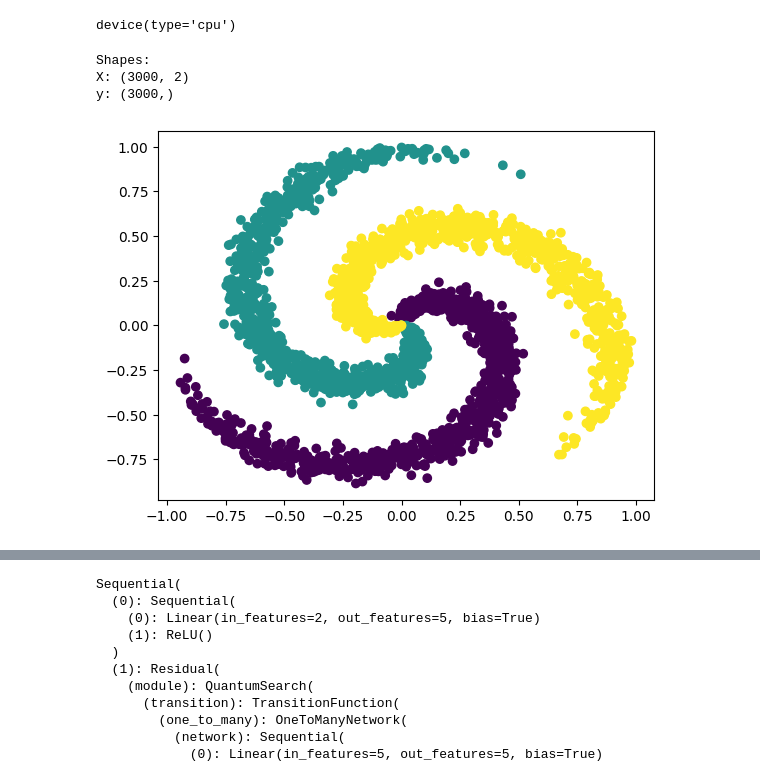
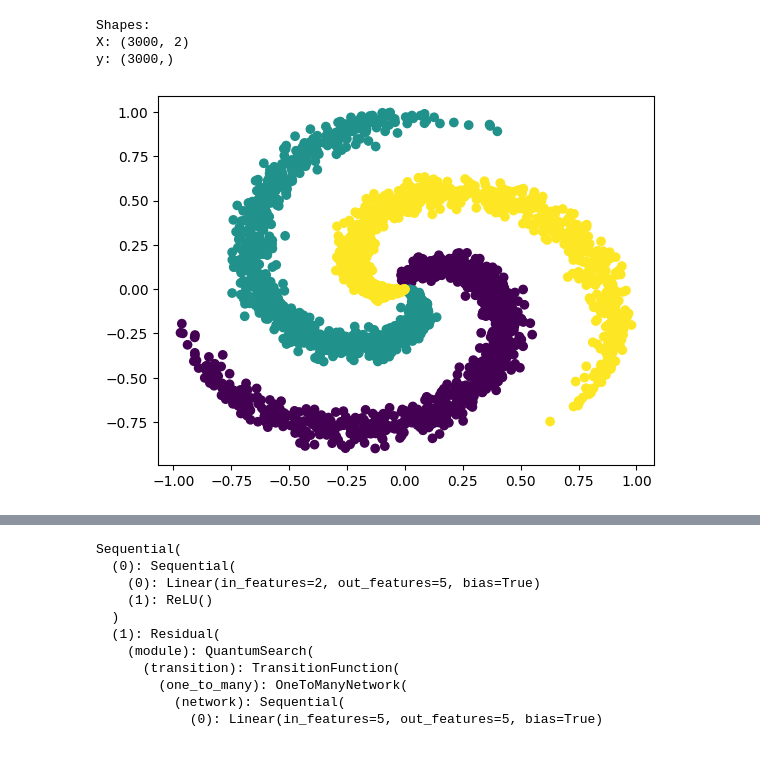
Before and after one commit to mlabs-ai/neural-search, a Jupyter notebook: quantum_classify.ipynb, the cells around one changed output, grey strips where cells are left out. Drawn from its saved outputs; the diff is of its cells as text; code cells hidden in the pictures.

```diff
--- a/quantum_classify.ipynb
+++ b/quantum_classify.ipynb
@@ -5,9 +6,6 @@ import torch.nn as nn
 import math
 # %%
 device = torch.device("cuda:0" if torch.cuda.is_available() else "mps" if torch.backends.mps.is_available() else "cpu")
-device
-# %% [output]
-device(type='cpu')
 # %%
 N = 1000  # num_samples_per_class
 D = 2  # dimensions
@@ -46,8 +44,9 @@ X: (3000, 2)
 y: (3000,)
 # %%
 import matplotlib.pyplot as plt
-
+X = X.cpu()
+y = y.cpu()
 plt.scatter(X[:, 0], X[:, 1], c=y)
 plt.show()
 # %% [output]
-[figure, old version]
+[figure, new version]
```
Also changed, not shown: parts of 7 cells of this notebook.
